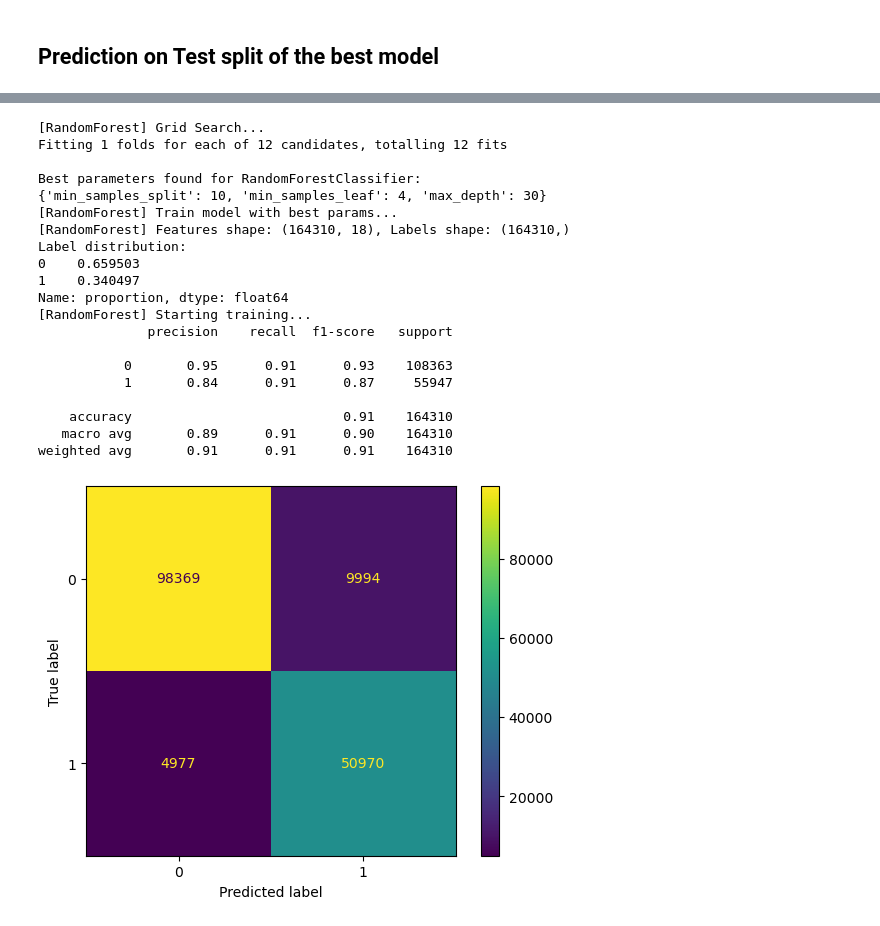
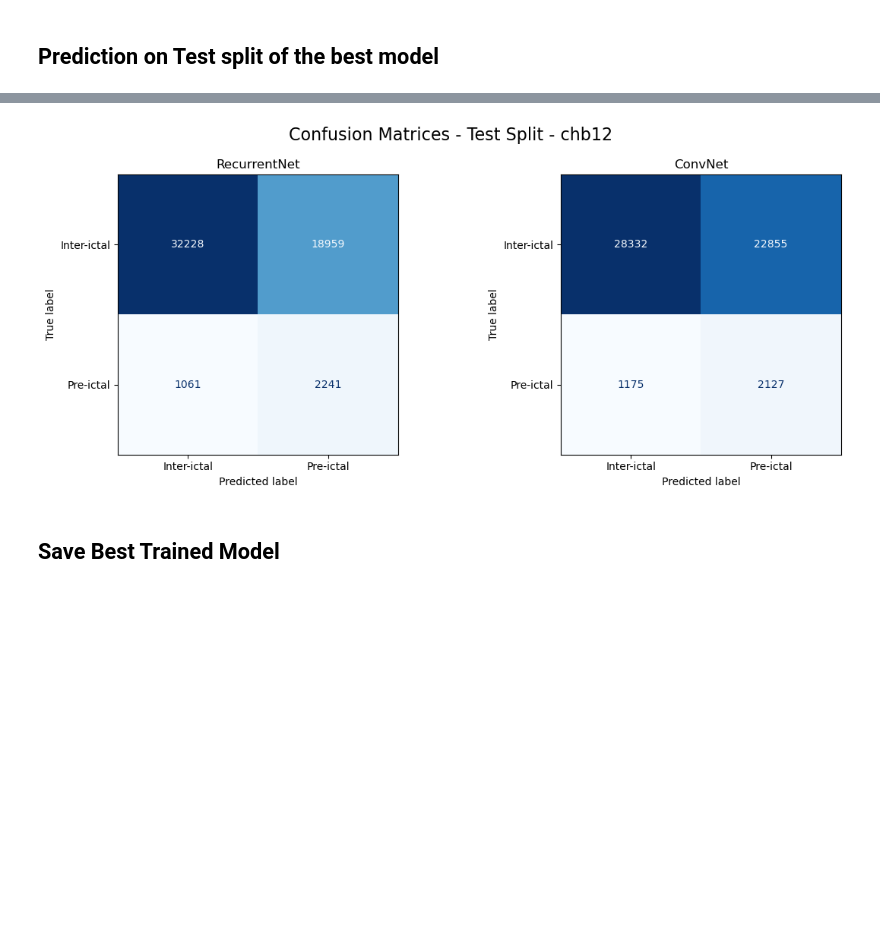
Before and after one commit to AlessiaBernacchia/EEG-epileptic-seizures-detection, a Jupyter notebook: notebooks/advanced_models/deep_models.ipynb, the cells around one changed output, grey strips where cells are left out. Drawn from its saved outputs; the diff is of its cells as text; code cells hidden in the pictures; blank space fills up the shorter version.

```diff
--- a/notebooks/advanced_models/deep_models.ipynb
+++ b/notebooks/advanced_models/deep_models.ipynb
@@ -419,12 +338,2 @@ Name: RandomForest, dtype: object
 # %% [markdown]
 ## Prediction on Test split of the best model
-# %%
-for name in top3:
-    print(f"Test metrics for {name} before tuning:")
-    print({k: v for k, v in results[name].items() if k.startswith("test_") or k.startswith("val_")})
-    tuned_name = f"{name}_tuned"
-    print(f"Test metrics for {tuned_name} after tuning:")
-    print({k: v for k, v in results[tuned_name].items() if k.startswith("test_") or k.startswith("val_")})
-    print("-" * 50)
-    model = trained_models[tuned_name]
-    model.test_pipeline(split_frames["test"], verbose=True)
@@ -491,32 +340,31 @@ weighted avg       0.91      0.60      0.70     54489
-# %%
-model = trained_models['RandomForest']
-search = model.hypertune_pipeline(
-            split_frames["train"],
-            split_frames["val"],
-            param_grids["RandomForest"],
-            n_iter=12,
-            scoring="f1_weighted",
-            verbose=True,
-        )
-# %% [output]
-[RandomForest] Grid Search...
-Fitting 1 folds for each of 12 candidates, totalling 12 fits
-
-Best parameters found for RandomForestClassifier:
-{'min_samples_split': 10, 'min_samples_leaf': 4, 'max_depth': 30}
-[RandomForest] Train model with best params...
-[RandomForest] Features shape: (164310, 18), Labels shape: (164310,)
-Label distribution:
-0    0.659503
-1    0.340497
-Name: proportion, dtype: float64
-[RandomForest] Starting training...
-              precision    recall  f1-score   support
-
-           0       0.95      0.91      0.93    108363
-           1       0.84      0.91      0.87     55947
-
-    accuracy                           0.91    164310
-   macro avg       0.89      0.91      0.90    164310
-weighted avg       0.91      0.91      0.91    164310
-[figure, removed]
+# %%
+from sklearn.metrics import confusion_matrix, ConfusionMatrixDisplay
+
+labels = ["Inter-ictal", "Pre-ictal"]
+
+n_models = len(trained_models)
+fig, axes = plt.subplots(1, n_models, figsize=(6 * n_models, 5), squeeze=False)
+fig.suptitle(f"Confusion Matrices - Test Split - {SELECTED_SUBJ}", fontsize=16)
+
+for ax, (name, model) in zip(axes.flatten(), trained_models.items()):
+    X_test, y_test = model.preprocess(split_frames["test"], is_training=False, verbose=False)
+    X_test = np.asarray(X_test).astype(np.float32)
+    y_test = np.asarray(y_test).astype(int)
+    y_pred = model.predict(X_test)
+
+    cm = confusion_matrix(y_test, y_pred)
+    disp = ConfusionMatrixDisplay(confusion_matrix=cm, display_labels=labels)
+    disp.plot(ax=ax, cmap="Blues", colorbar=False, values_format="d")
+    ax.set_title(name)
+
+plt.tight_layout()
+plt.show()
+
+if SAVE:
+    SAVE_PLOT_PATH.mkdir(parents=True, exist_ok=True)
+    plot_file = SAVE_PLOT_PATH / f"task2_confusion_matrices_{SELECTED_SUBJ}.png"
+    fig.savefig(plot_file, dpi=300, bbox_inches="tight")
+# %% [output]
+[figure, added]
+# %% [markdown]
+## Save Best Trained Model
```
Also changed, not shown: parts of 8 cells of this notebook, 12 other files.
